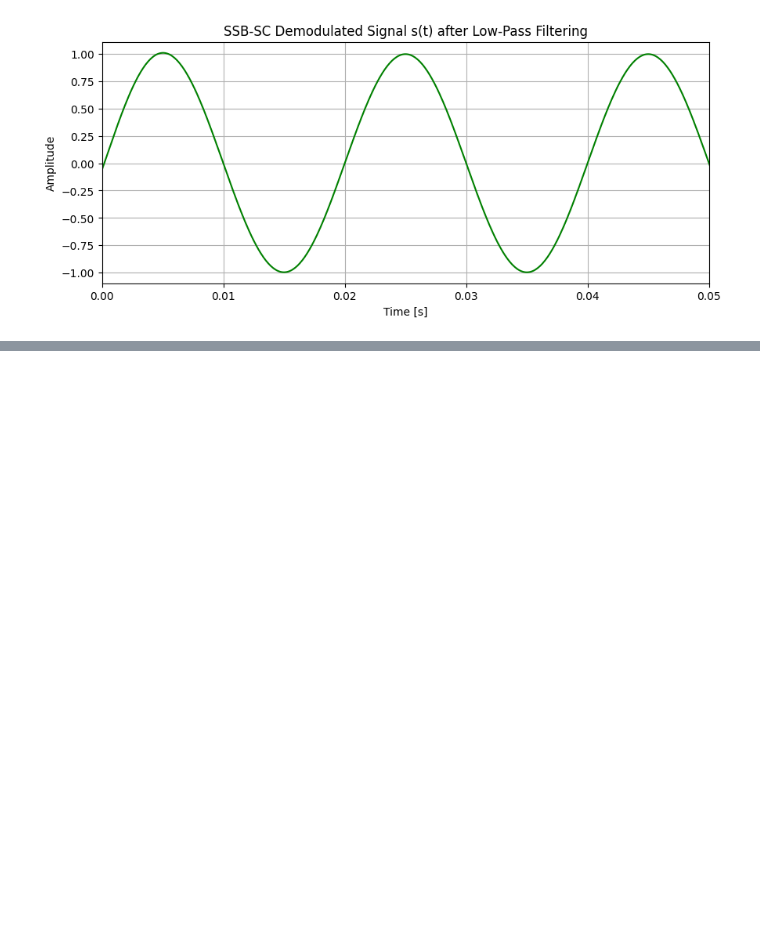
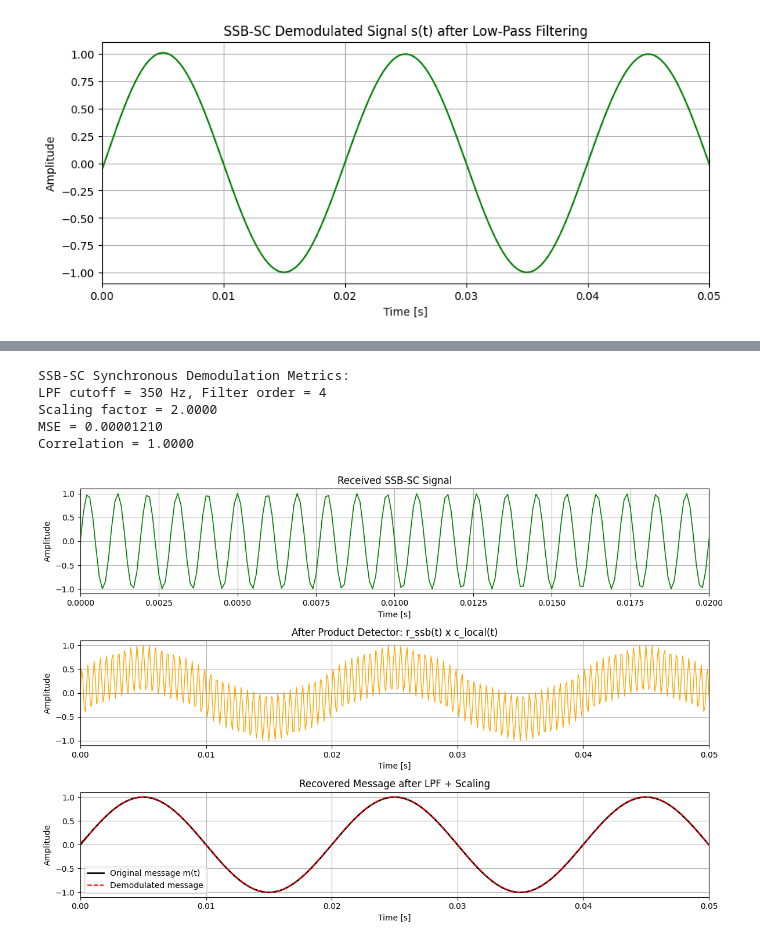
Before and after one commit to bibekjoshi01/ai-ml-journey, a Jupyter notebook: comm lab/ssb-sc.ipynb, the cells around one changed output, grey strips where cells are left out. Drawn from its saved outputs; the diff is of its cells as text; code cells hidden in the pictures; blank space fills up the shorter version.

```diff
--- a/comm lab/ssb-sc.ipynb
+++ b/comm lab/ssb-sc.ipynb
@@ -283,0 +288,79 @@ plt.show()
+# %%
+from scipy.signal import butter, filtfilt
+import numpy as np
+import matplotlib.pyplot as plt
+
+r_ssb = s_usb
+# Local carrier at receiver
+local_carrier = np.cos(2 * np.pi * fc * t)
+
+# Product detector
+mixed_signal = r_ssb * local_carrier
+
+# Define message bandwidth (kept > 300 Hz as required style)
+BW_message = 300   # Hz
+lpf_cutoff = 350   # Hz
+
+# Butterworth LPF design
+order = 4
+nyq = 0.5 * Fs
+b, a = butter(order, lpf_cutoff / nyq, btype='low', analog=False)
+
+# Zero-phase LPF
+baseband = filtfilt(b, a, mixed_signal)
+
+# Scaling and shifting according to need
+edge = int(0.01 * Fs)
+valid = slice(edge, -edge if edge > 0 else None)
+scale = np.dot(m_t[valid], baseband[valid]) / np.dot(baseband[valid], baseband[valid])
+demod_final = scale * baseband
+demod_final = demod_final - np.mean(demod_final)
+
+# Performance metrics
+mse = np.mean((m_t[valid] - demod_final[valid]) ** 2)
+corr = np.corrcoef(m_t[valid], demod_final[valid])[0, 1]
+
+print('SSB-SC Synchronous Demodulation Metrics:')
+print(f'LPF cutoff = {lpf_cutoff} Hz, Filter order = {order}')
+print(f'Scaling factor = {scale:.4f}')
+print(f'MSE = {mse:.8f}')
+print(f'Correlation = {corr:.4f}')
+
+# Essential plots only
+plt.figure(figsize=(12, 8))
+
+plt.subplot(3, 1, 1)
+plt.plot(t, r_ssb, 'g', linewidth=1.2)
+plt.title('Received SSB-SC Signal')
+plt.xlabel('Time [s]')
+plt.ylabel('Amplitude')
+plt.xlim(0, 0.02)
+plt.grid(True)
+
+plt.subplot(3, 1, 2)
+plt.plot(t, mixed_signal, color='orange', linewidth=1.0)
+plt.title('After Product Detector: r_ssb(t) x c_local(t)')
+plt.xlabel('Time [s]')
+plt.ylabel('Amplitude')
+plt.xlim(0, 0.05)
+plt.grid(True)
+
+plt.subplot(3, 1, 3)
+plt.plot(t, m_t, 'k', linewidth=2, label='Original message m(t)')
+plt.plot(t, demod_final, 'r--', linewidth=1.5, label='Demodulated message')
+plt.title('Recovered Message after LPF + Scaling')
+plt.xlabel('Time [s]')
+plt.ylabel('Amplitude')
+plt.xlim(0, 0.05)
+plt.legend()
+plt.grid(True)
+
+plt.tight_layout()
+plt.show()
+# %% [output]
+SSB-SC Synchronous Demodulation Metrics:
+LPF cutoff = 350 Hz, Filter order = 4
+Scaling factor = 2.0000
+MSE = 0.00001210
+Correlation = 1.0000
+[figure, added]
```
Also changed, not shown: parts of 2 cells of this notebook, 2 other files.
